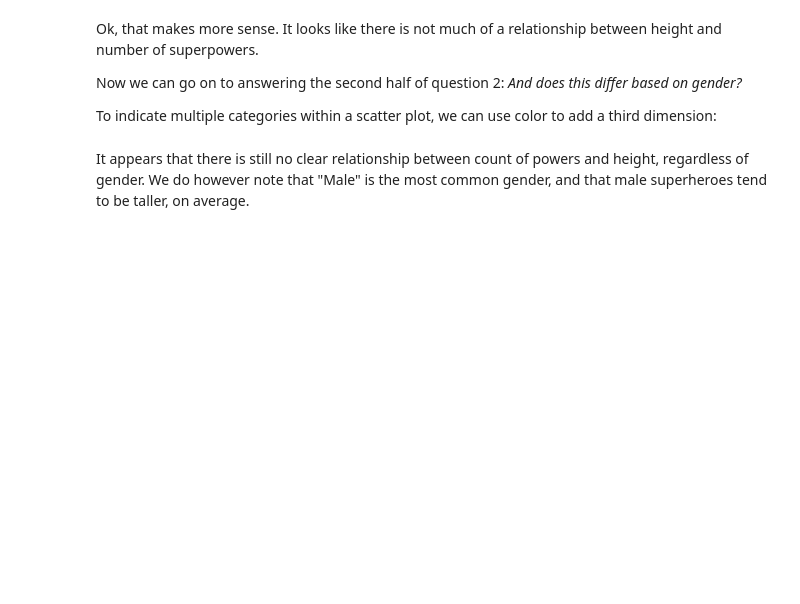
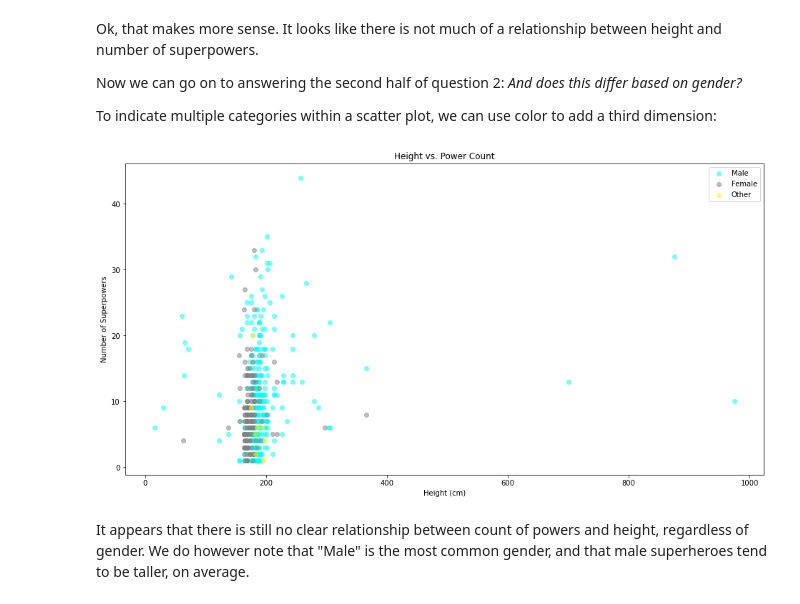
Before and after one commit to learn-co-curriculum/dsc-pandas-data-cleaning-lab, a Jupyter notebook: index.ipynb, the cells around one changed output. Saved outputs shown, nothing was run; the diff lists cells and outputs as text; code cells hidden in the pictures; blank space fills up the shorter version.

```diff
--- a/index.ipynb
+++ b/index.ipynb
@@ -407,39 +663,39 @@ fig, ax = plt.subplots(figsize=(16, 8))
 
 # Select subsets
 question_2_male = question_2_df[question_2_df["Gender"] == "Male"]
 question_2_female = question_2_df[question_2_df["Gender"] == "Female"]
-question_2_other = question_2_df[
-    (question_2_df["Gender"] != "Male") & (question_2_df["Gender"] != "Female")
-]
+question_2_other = question_2_df[(question_2_df["Gender"] != "Male") & (question_2_df["Gender"] != "Female")]
 
 # Plot data with different colors
 ax.scatter(
     x=question_2_male["Height"],
     y=question_2_male["Power Count"],
     alpha=0.5,
     color="cyan",
-    label="Male",
+    label="Male"
 )
 ax.scatter(
     x=question_2_female["Height"],
     y=question_2_female["Power Count"],
     alpha=0.5,
     color="gray",
-    label="Female",
+    label="Female"
 )
 ax.scatter(
     x=question_2_other["Height"],
     y=question_2_other["Power Count"],
     alpha=0.5,
     color="yellow",
-    label="Other",
+    label="Other"
 )
 
 # Customize appearance
 ax.set_xlabel("Height (cm)")
 ax.set_ylabel("Number of Superpowers")
 ax.set_title("Height vs. Power Count")
 ax.legend();
+# %% [output]
+[figure, added]
 # %% [markdown]
 It appears that there is still no clear relationship between count of powers and height, regardless of gender. We do however note that "Male" is the most common gender, and that male superheroes tend to be taller, on average.
 # %% [markdown]
```
Also changed, not shown: parts of 46 cells of this notebook, 1 other file.
